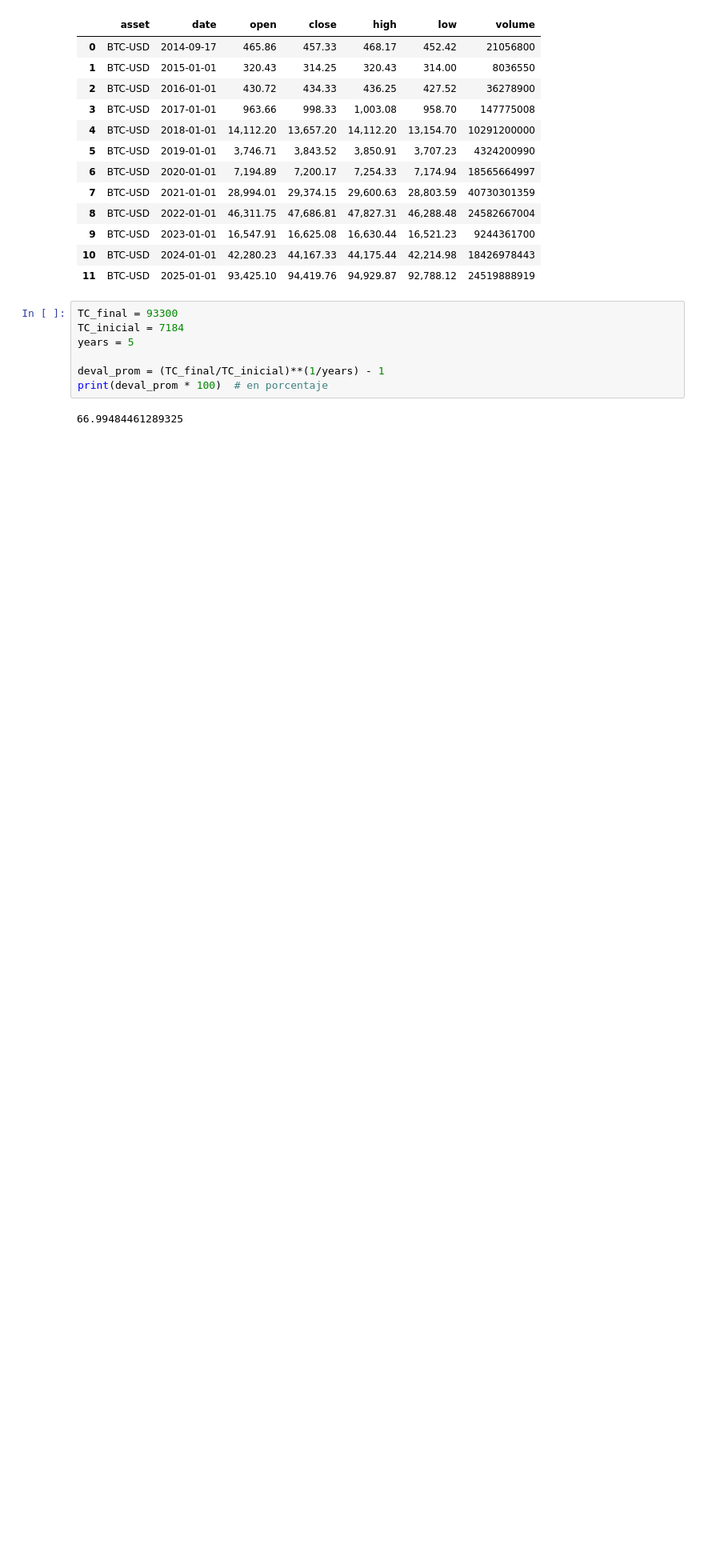
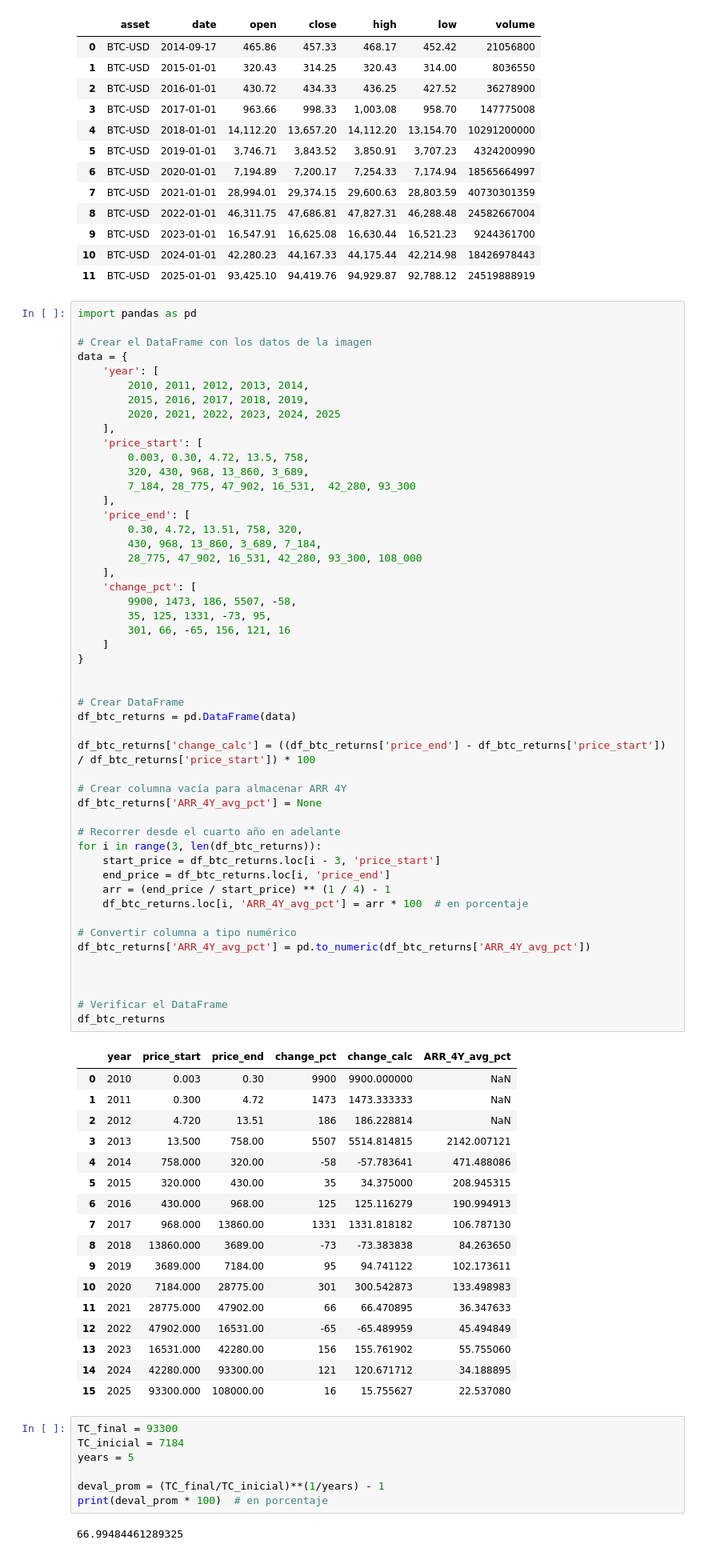
Before and after one commit to alexandergribenchenko/Data_Science_Finanzas, a Jupyter notebook: DS_FIN_02_Mercados.ipynb, the cells around one changed output. Shown: that part at 80% size. Cells and saved outputs as stored; diff of their text form; blank space fills up the shorter version.

```diff
--- a/DS_FIN_02_Mercados.ipynb
+++ b/DS_FIN_02_Mercados.ipynb
@@ -291,6 +291,74 @@ df_btc_first_date_per_year
 | 9 | BTC-USD | 2023-01-01 | 16,547.91 | 16,625.08 | 16,630.44 | 16,521.23 | 9244361700 |
 | 10 | BTC-USD | 2024-01-01 | 42,280.23 | 44,167.33 | 44,175.44 | 42,214.98 | 18426978443 |
 | 11 | BTC-USD | 2025-01-01 | 93,425.10 | 94,419.76 | 94,929.87 | 92,788.12 | 24519888919 |
+# %%
+import pandas as pd
+
+# Crear el DataFrame con los datos de la imagen
+data = {
+    'year': [
+        2010, 2011, 2012, 2013, 2014,
+        2015, 2016, 2017, 2018, 2019,
+        2020, 2021, 2022, 2023, 2024, 2025
+    ],
+    'price_start': [
+        0.003, 0.30, 4.72, 13.5, 758,
+        320, 430, 968, 13_860, 3_689,
+        7_184, 28_775, 47_902, 16_531,  42_280, 93_300
+    ],
+    'price_end': [
+        0.30, 4.72, 13.51, 758, 320,
+        430, 968, 13_860, 3_689, 7_184,
+        28_775, 47_902, 16_531, 42_280, 93_300, 108_000
+    ],
+    'change_pct': [
+        9900, 1473, 186, 5507, -58,
+        35, 125, 1331, -73, 95,
+        301, 66, -65, 156, 121, 16
+    ]
+}
+
+
+# Crear DataFrame
+df_btc_returns = pd.DataFrame(data)
+
+df_btc_returns['change_calc'] = ((df_btc_returns['price_end'] - df_btc_returns['price_start']) / df_btc_returns['price_start']) * 100
+
+# Crear columna vacía para almacenar ARR 4Y
+df_btc_returns['ARR_4Y_avg_pct'] = None
+
+# Recorrer desde el cuarto año en adelante
+for i in range(3, len(df_btc_returns)):
+    start_price = df_btc_returns.loc[i - 3, 'price_start']
+    end_price = df_btc_returns.loc[i, 'price_end']
+    arr = (end_price / start_price) ** (1 / 4) - 1
+    df_btc_returns.loc[i, 'ARR_4Y_avg_pct'] = arr * 100  # en porcentaje
+
+# Convertir columna a tipo numérico
+df_btc_returns['ARR_4Y_avg_pct'] = pd.to_numeric(df_btc_returns['ARR_4Y_avg_pct'])
+
+
+
+# Verificar el DataFrame
+df_btc_returns
+# %% [output]
+|  | year | price_start | price_end | change_pct | change_calc | ARR_4Y_avg_pct |
+| 0 | 2010 | 0.003 | 0.30 | 9900 | 9900.000000 | NaN |
+| 1 | 2011 | 0.300 | 4.72 | 1473 | 1473.333333 | NaN |
+| 2 | 2012 | 4.720 | 13.51 | 186 | 186.228814 | NaN |
+| 3 | 2013 | 13.500 | 758.00 | 5507 | 5514.814815 | 2142.007121 |
+| 4 | 2014 | 758.000 | 320.00 | -58 | -57.783641 | 471.488086 |
+| 5 | 2015 | 320.000 | 430.00 | 35 | 34.375000 | 208.945315 |
+| 6 | 2016 | 430.000 | 968.00 | 125 | 125.116279 | 190.994913 |
+| 7 | 2017 | 968.000 | 13860.00 | 1331 | 1331.818182 | 106.787130 |
+| 8 | 2018 | 13860.000 | 3689.00 | -73 | -73.383838 | 84.263650 |
+| 9 | 2019 | 3689.000 | 7184.00 | 95 | 94.741122 | 102.173611 |
+| 10 | 2020 | 7184.000 | 28775.00 | 301 | 300.542873 | 133.498983 |
+| 11 | 2021 | 28775.000 | 47902.00 | 66 | 66.470895 | 36.347633 |
+| 12 | 2022 | 47902.000 | 16531.00 | -65 | -65.489959 | 45.494849 |
+| 13 | 2023 | 16531.000 | 42280.00 | 156 | 155.761902 | 55.755060 |
+| 14 | 2024 | 42280.000 | 93300.00 | 121 | 120.671712 | 34.188895 |
+| 15 | 2025 | 93300.000 | 108000.00 | 16 | 15.755627 | 22.537080 |
 # %%
 TC_final = 93300
 TC_inicial = 7184
```
Also changed, not shown: parts of 19 cells of this notebook.
